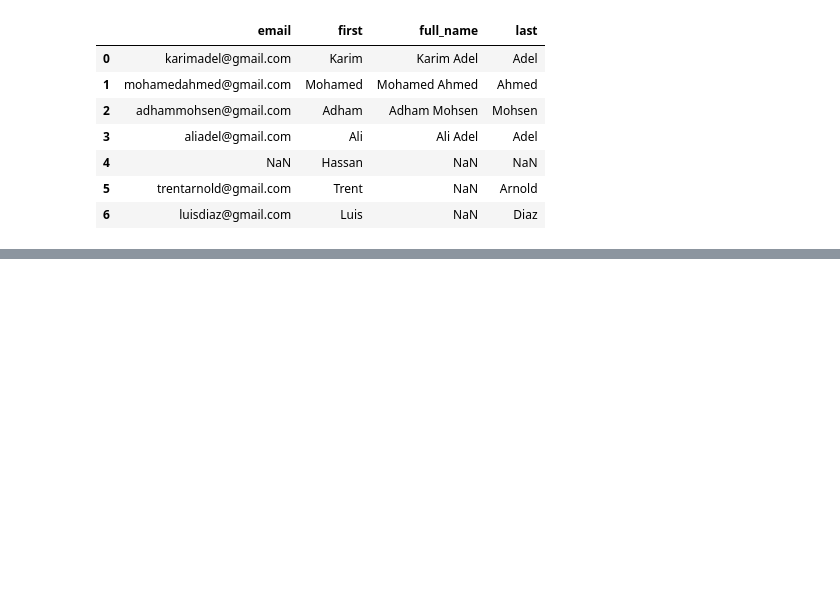
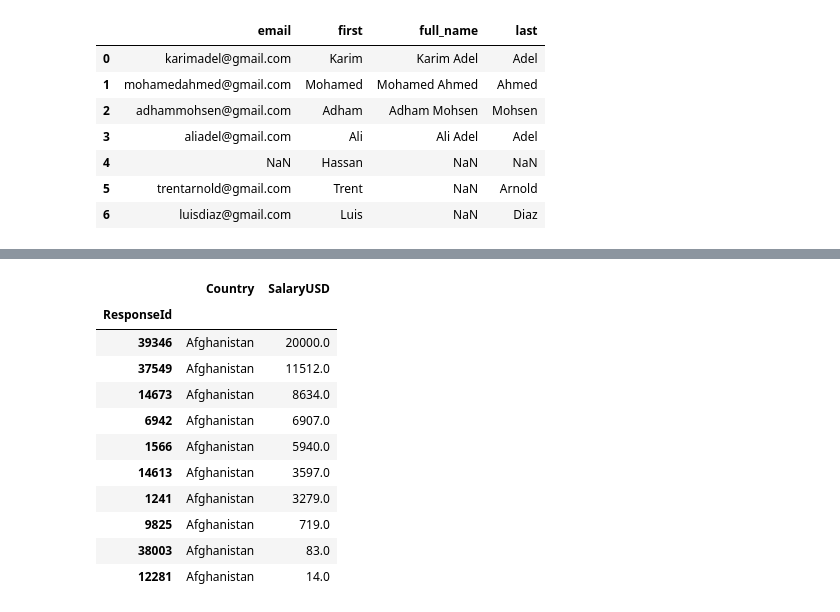
Before and after one commit to kareem121004/PythonDataScienceHub, a Jupyter notebook: Pandas/Pandas_Tutorial.ipynb, the cells around one changed output, grey strips where cells are left out. Drawn from its saved outputs; the diff is of its cells as text; code cells hidden in the pictures; blank space fills up the shorter version.

```diff
--- a/Pandas/Pandas_Tutorial.ipynb
+++ b/Pandas/Pandas_Tutorial.ipynb
@@ -912,0 +1021,16 @@ df
+# %%
+df.sort_values(by = ["Country", "SalaryUSD"], ascending=[True, False], inplace= True)
+df[["Country", "SalaryUSD"]].head(10)
+# %% [output]
+|  | Country | SalaryUSD |
+| ResponseId |  |  |
+| 39346 | Afghanistan | 20000.0 |
+| 37549 | Afghanistan | 11512.0 |
+| 14673 | Afghanistan | 8634.0 |
+| 6942 | Afghanistan | 6907.0 |
+| 1566 | Afghanistan | 5940.0 |
+| 14613 | Afghanistan | 3597.0 |
+| 1241 | Afghanistan | 3279.0 |
+| 9825 | Afghanistan | 719.0 |
+| 38003 | Afghanistan | 83.0 |
+| 12281 | Afghanistan | 14.0 |
```
Also changed, not shown: parts of 27 cells of this notebook.
